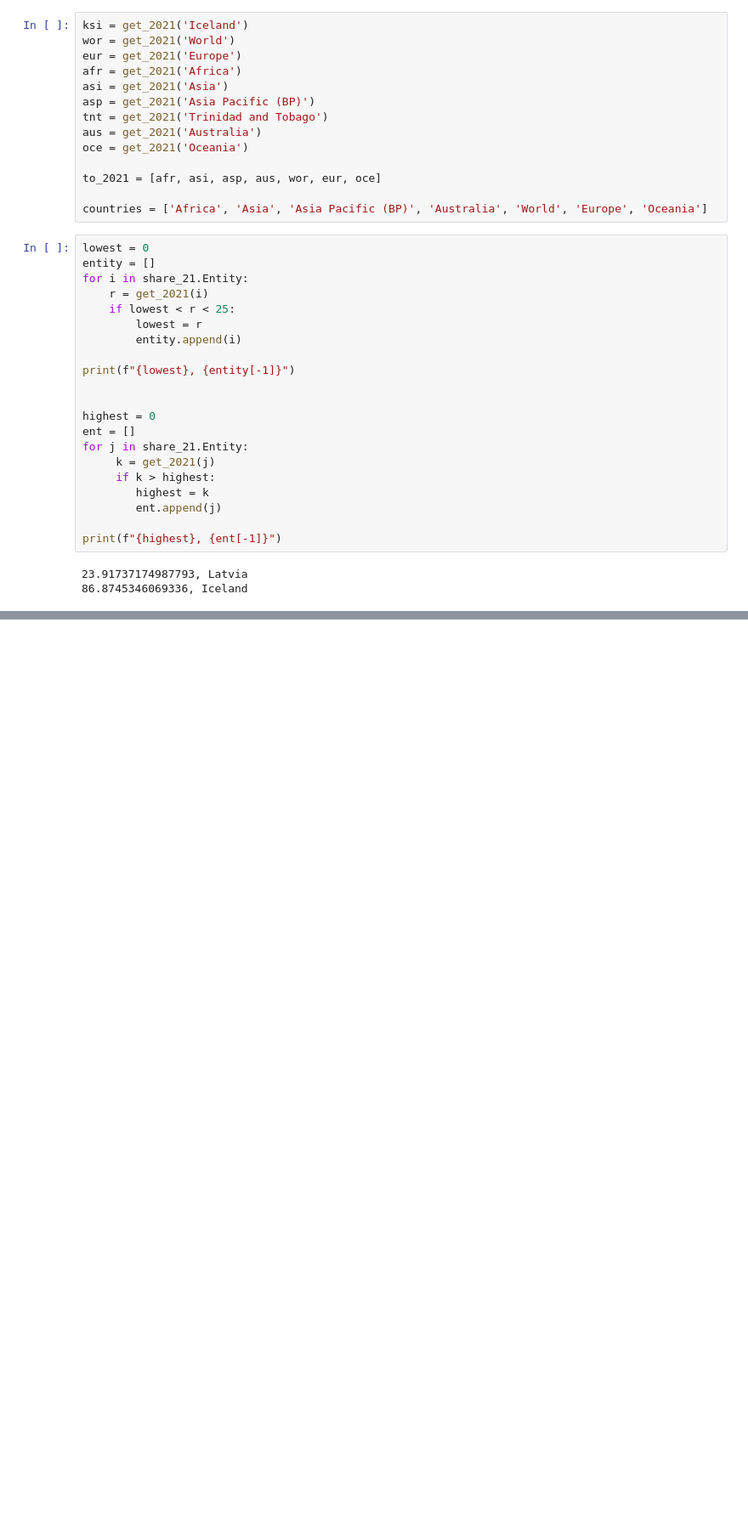
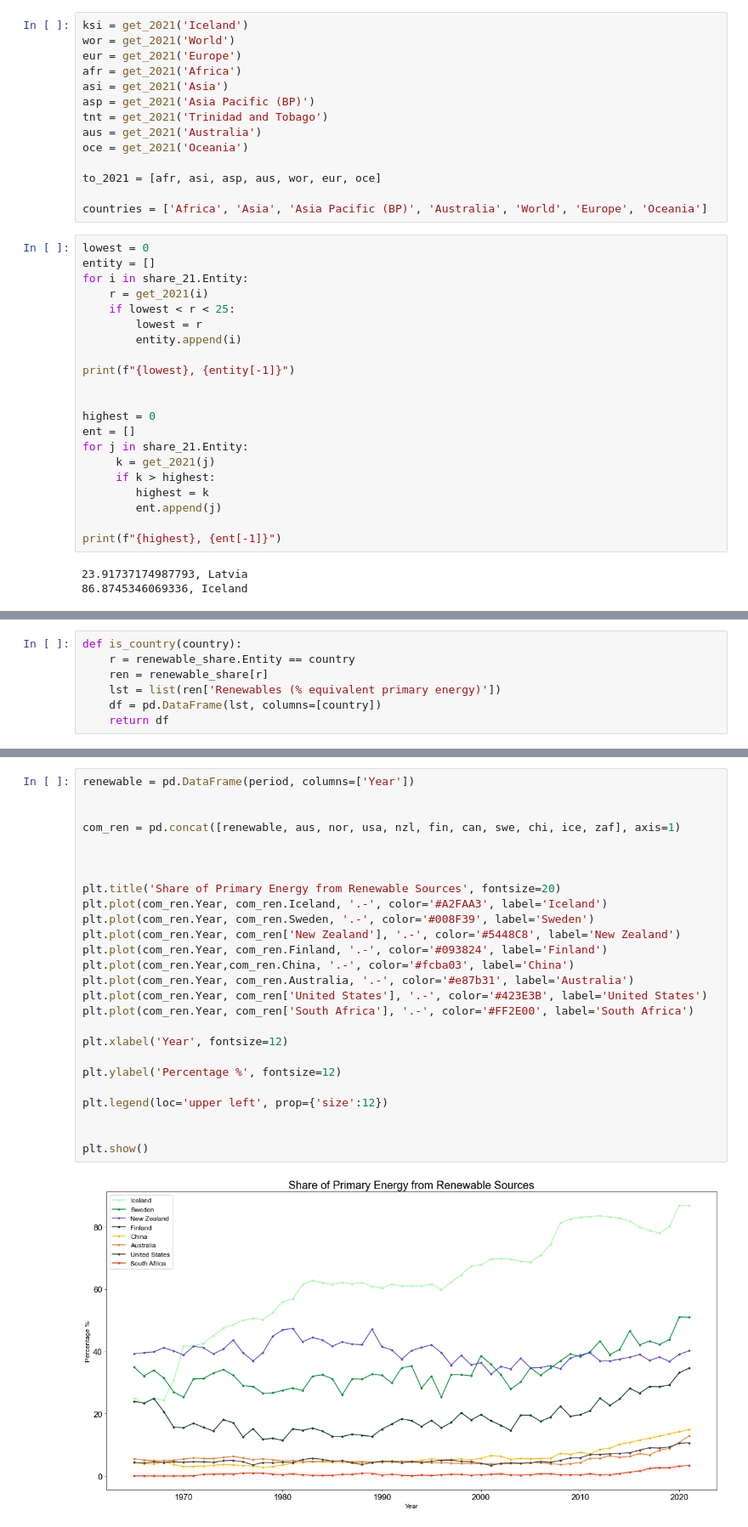
Before and after one commit to aaroln/ev, a Jupyter notebook: presentation.ipynb, the cells around one changed output, grey strips where cells are left out. Shown at 85% size. Cells and saved outputs as stored; diff of their text form; blank space fills up the shorter version.

```diff
--- a/presentation.ipynb
+++ b/presentation.ipynb
@@ -382,0 +318,7 @@ plt.show()
+# %%
+def is_country(country):
+    r = renewable_share.Entity == country
+    ren = renewable_share[r]
+    lst = list(ren['Renewables (% equivalent primary energy)'])
+    df = pd.DataFrame(lst, columns=[country])
+    return df
@@ -382,0 +347,28 @@ plt.show()
+# %%
+renewable = pd.DataFrame(period, columns=['Year'])
+
+
+com_ren = pd.concat([renewable, aus, nor, usa, nzl, fin, can, swe, chi, ice, zaf], axis=1)
+
+
+
+plt.title('Share of Primary Energy from Renewable Sources', fontsize=20)
+plt.plot(com_ren.Year, com_ren.Iceland, '.-', color='#A2FAA3', label='Iceland')
+plt.plot(com_ren.Year, com_ren.Sweden, '.-', color='#008F39', label='Sweden')
+plt.plot(com_ren.Year, com_ren['New Zealand'], '.-', color='#5448C8', label='New Zealand')
+plt.plot(com_ren.Year, com_ren.Finland, '.-', color='#093824', label='Finland')
+plt.plot(com_ren.Year,com_ren.China, '.-', color='#fcba03', label='China')
+plt.plot(com_ren.Year, com_ren.Australia, '.-', color='#e87b31', label='Australia')
+plt.plot(com_ren.Year, com_ren['United States'], '.-', color='#423E3B', label='United States')
+plt.plot(com_ren.Year, com_ren['South Africa'], '.-', color='#FF2E00', label='South Africa')
+
+plt.xlabel('Year', fontsize=12)
+
+plt.ylabel('Percentage %', fontsize=12)
+
+plt.legend(loc='upper left', prop={'size':12})
+
+
+plt.show()
+# %% [output]
+[figure, added]
```
Also changed, not shown: parts of 13 cells of this notebook.
